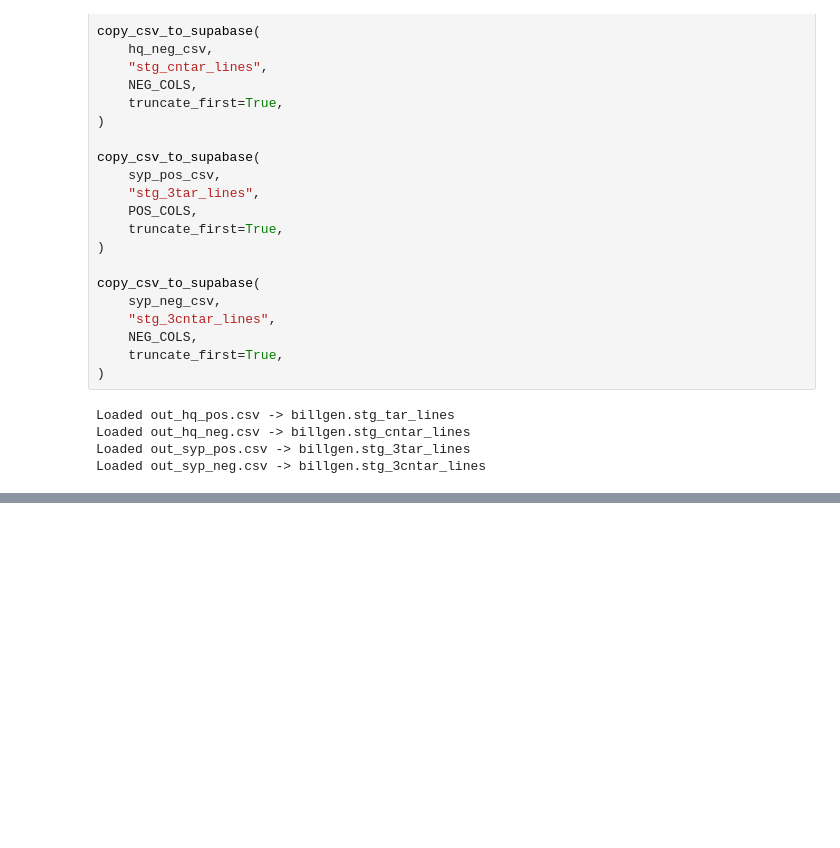
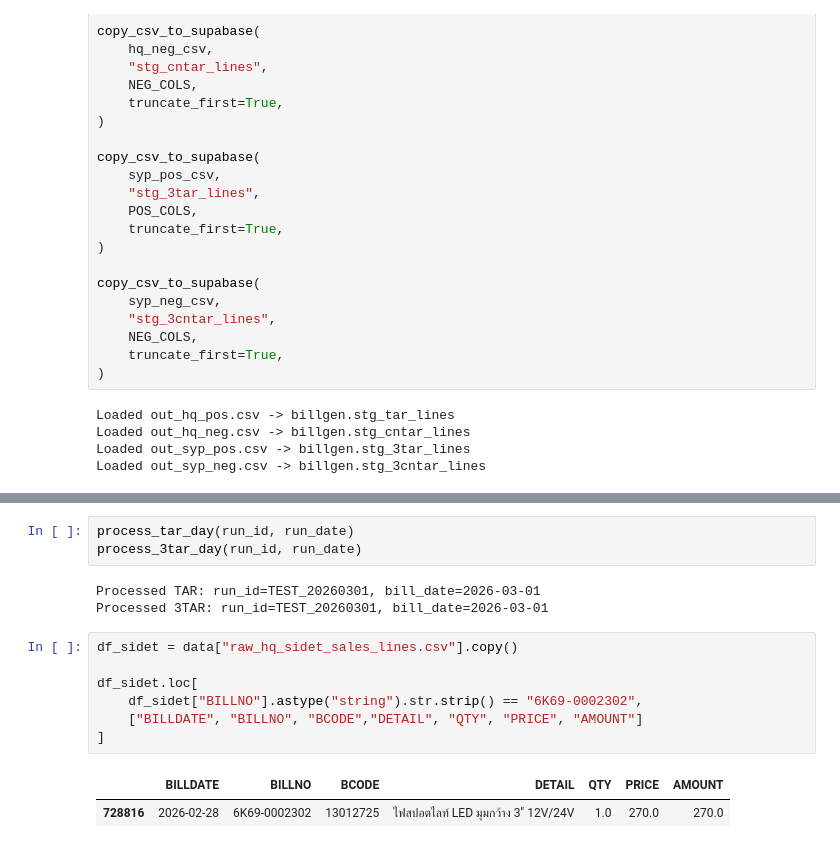
Before and after one commit to pthengtr/kcw-analytics, a Jupyter notebook: notebooks/21_tar_daily.ipynb, the cells around one changed output, grey strips where cells are left out. Cells and saved outputs as stored; diff of their text form; blank space fills up the shorter version.

```diff
--- a/notebooks/21_tar_daily.ipynb
+++ b/notebooks/21_tar_daily.ipynb
@@ -603,0 +658,16 @@ Loaded out_syp_neg.csv -> billgen.stg_3cntar_lines
+# %%
+process_tar_day(run_id, run_date)
+process_3tar_day(run_id, run_date)
+# %% [output]
+Processed TAR: run_id=TEST_20260301, bill_date=2026-03-01
+Processed 3TAR: run_id=TEST_20260301, bill_date=2026-03-01
+# %%
+df_sidet = data["raw_hq_sidet_sales_lines.csv"].copy()
+
+df_sidet.loc[
+    df_sidet["BILLNO"].astype("string").str.strip() == "6K69-0002302",
+    ["BILLDATE", "BILLNO", "BCODE","DETAIL", "QTY", "PRICE", "AMOUNT"]
+]
+# %% [output]
+|  | BILLDATE | BILLNO | BCODE | DETAIL | QTY | PRICE | AMOUNT |
+| 728816 | 2026-02-28 | 6K69-0002302 | 13012725 | ไฟสปอตไลท์ LED มุมกว้าง 3" 12V/24V | 1.0 | 270.0 | 270.0 |
```
Also changed, not shown: parts of 18 cells of this notebook.
